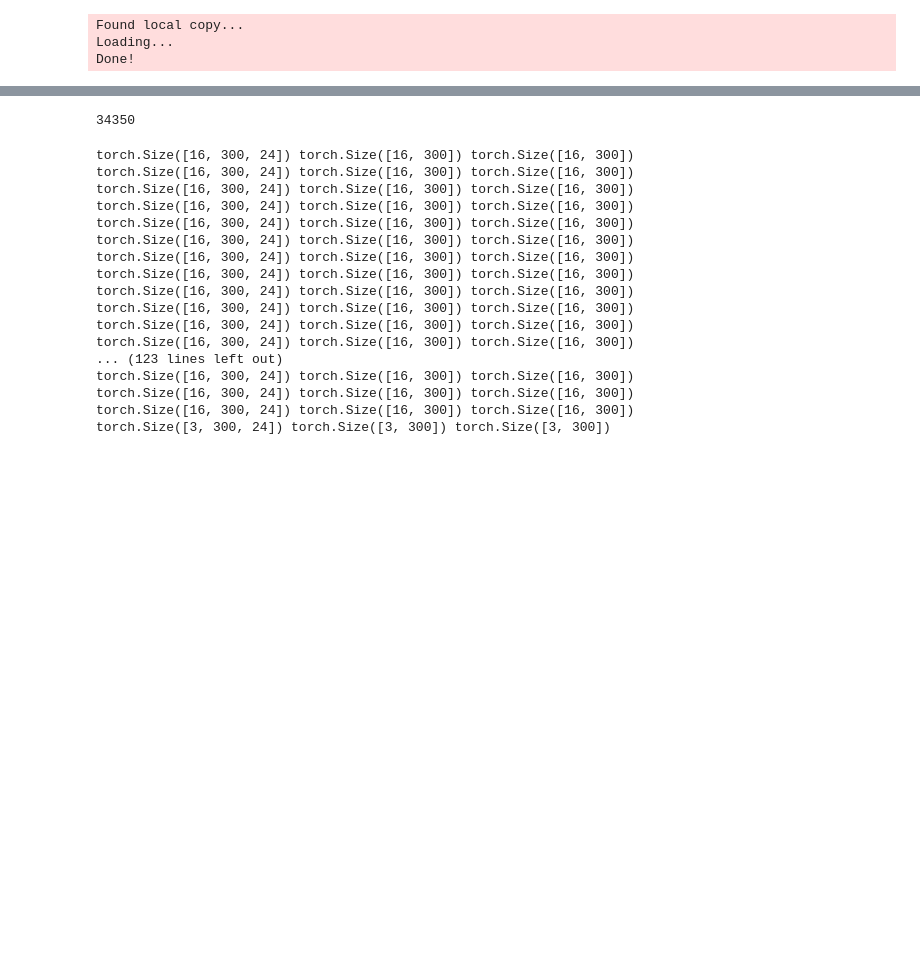
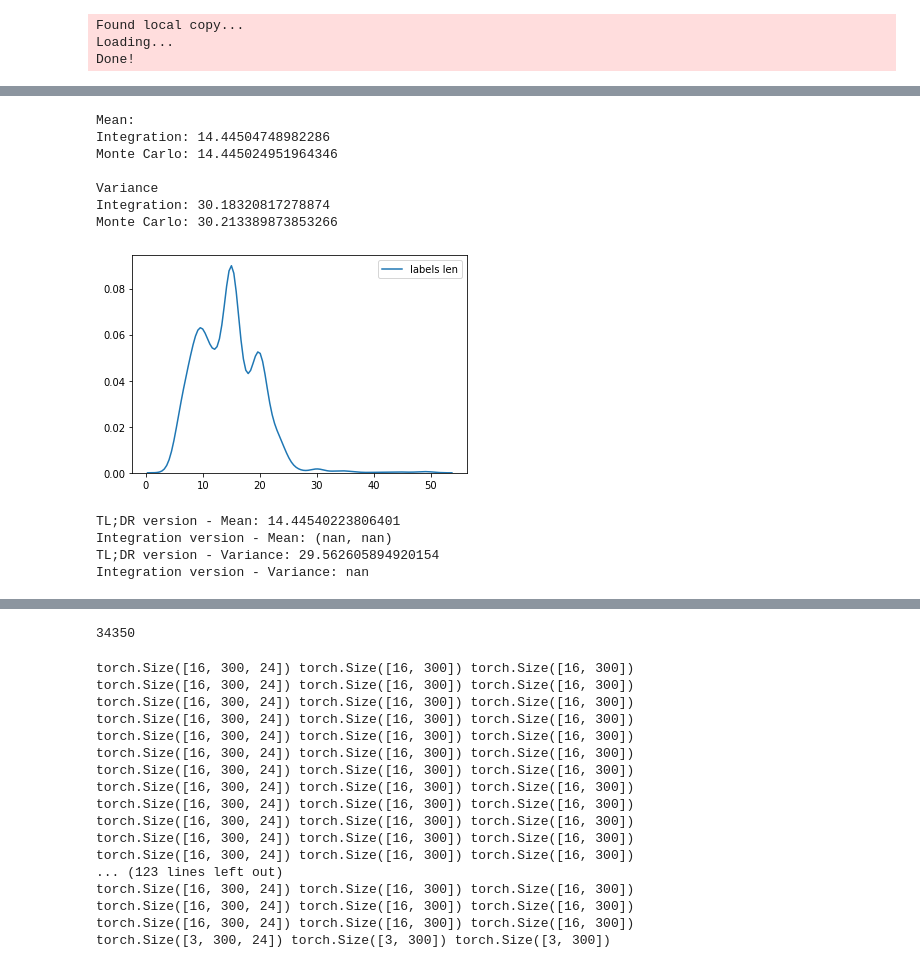
Before and after one commit to xinyu-g/epitopePred, a Jupyter notebook: epitope.ipynb, the cells around one changed output, grey strips where cells are left out. Saved outputs shown, nothing was run; the diff lists cells and outputs as text; code cells hidden in the pictures; blank space fills up the shorter version.

```diff
--- a/epitope.ipynb
+++ b/epitope.ipynb
@@ -33,0 +126,45 @@ test_data = split['test']
+# %%
+labels = train_data['Y'].tolist()
+labels = [len(y) for y in labels]
+minlen = min(labels)
+maxlen = max(labels)
+ysample = np.array(labels)
+ysample = ysample.reshape((len(ysample), 1))
+
+kde = KernelDensity(kernel='gaussian', bandwidth=1).fit(ysample)
+pdf = lambda x : np.exp(kde.score_samples([[x]]))[0]
+mean_integration = quad(lambda x: x * pdf(x), a=-np.inf, b=np.inf)[0]
+variance_integration = quad(lambda x: (x ** 2) * pdf(x), a=-np.inf, b=np.inf)[0] - mean_integration ** 2
+n_samples = 10000000
+samples = kde.sample(n_samples)
+
+mean_mc = samples.mean()
+variance_mc = samples.var()
+print('Mean:\nIntegration: {}\nMonte Carlo: {}\n'.format(mean_integration, mean_mc))
+print('Variance\nIntegration: {}\nMonte Carlo: {}\n'.format(variance_integration, variance_mc))
+plt.figure()
+ax = sns.kdeplot(np.array(labels), label='labels len')
+# %% [output]
+Mean:
+Integration: 14.44504748982286
+Monte Carlo: 14.445024951964346
+
+Variance
+Integration: 30.18320817278874
+Monte Carlo: 30.213389873853266
+[figure, added]
+# %%
+kde = sm.nonparametric.KDEUnivariate(ysample)
+kde.fit(kernel='uni', bw=1, fft=False)
+mean1 = np.dot(kde.density, kde.support) / kde.density.sum()
+mean2 = scipy.integrate.quad(lambda x: kde.evaluate(x)  * x, kde.support[0], kde.support[-1])
+print('TL;DR version - Mean:', mean1)
+print('Integration version - Mean:', mean2)
+
+print('TL;DR version - Variance:', np.dot(kde.density, kde.support**2) / kde.density.sum() - mean1**2)
+print('Integration version - Variance:', scipy.integrate.quad(lambda x: kde.evaluate(x)  * x**2, kde.support[0], kde.support[-1])[0] - mean2[0]**2)
+# %% [output]
+TL;DR version - Mean: 14.44540223806401
+Integration version - Mean: (nan, nan)
+TL;DR version - Variance: 29.562605894920154
+Integration version - Variance: nan
```
Also changed, not shown: parts of 14 cells of this notebook, 1 other file.
